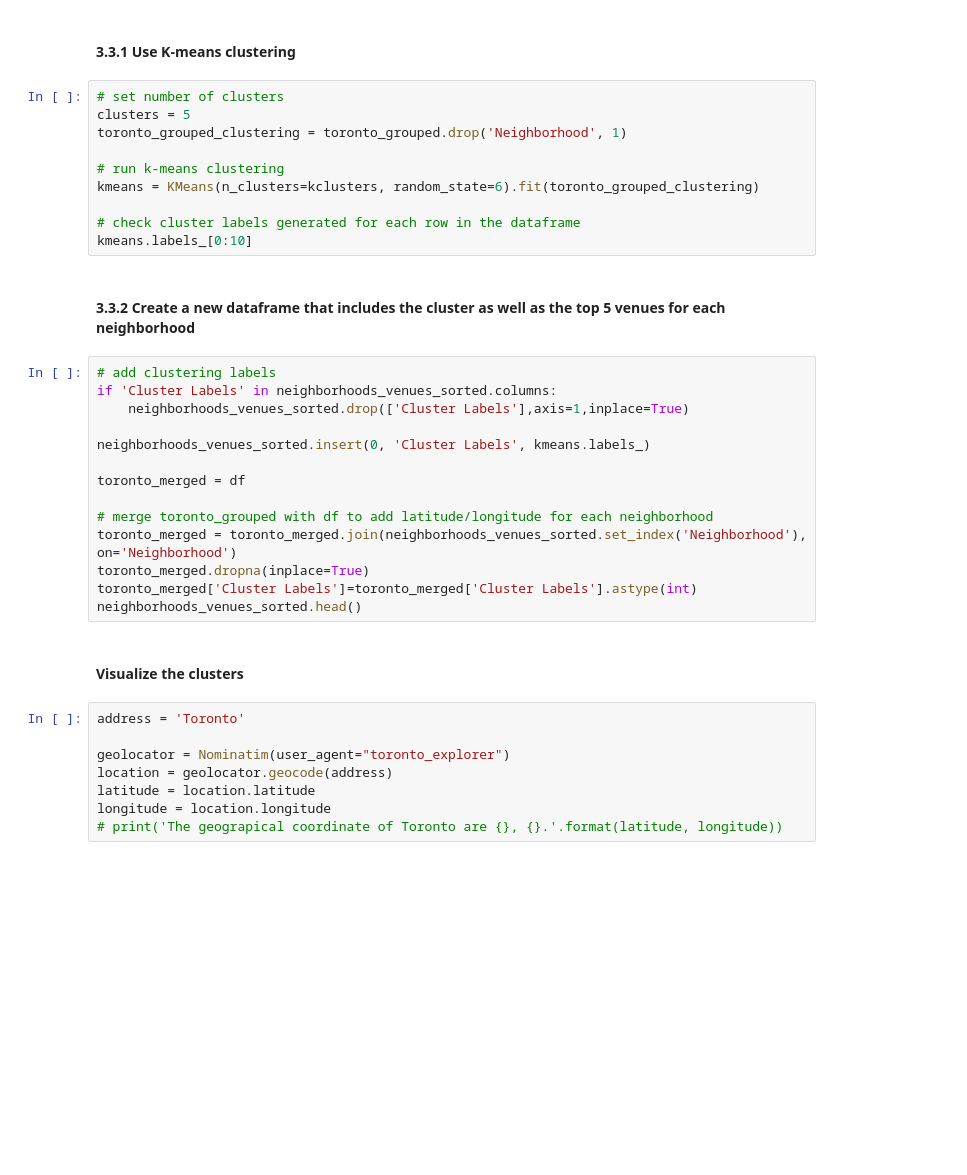
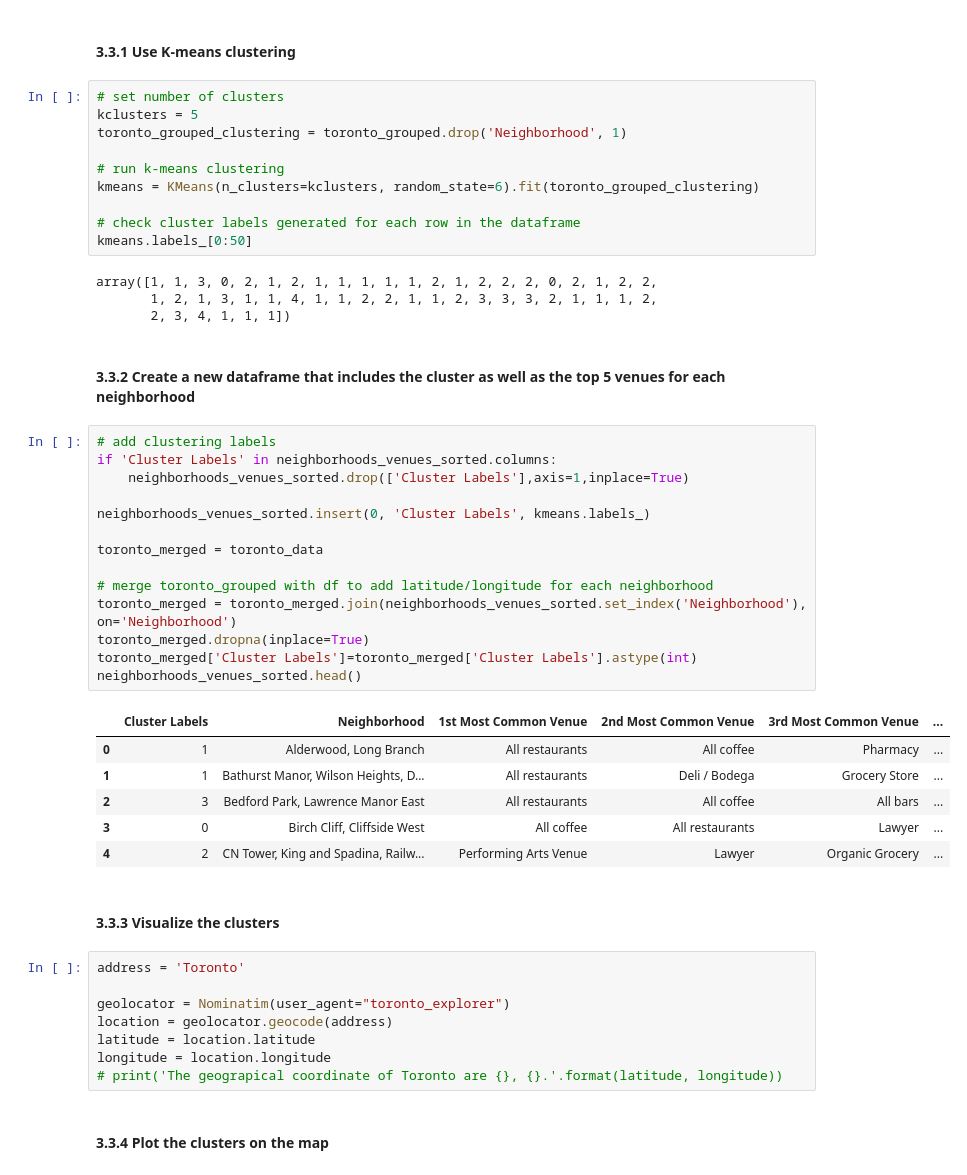
Before and after one commit to davidchen127/Coursera_Capstone, a Jupyter notebook: Final project - Find a new living area.ipynb, the cells around one changed output. Cells and saved outputs as stored; diff of their text form; blank space fills up the shorter version.

```diff
--- a/Final project - Find a new living area.ipynb
+++ b/Final project - Find a new living area.ipynb
@@ -281,32 +271,43 @@ neighborhoods_venues_sorted.head()
 #### 3.3.1 Use K-means clustering
 # %%
 # set number of clusters
-clusters = 5
+kclusters = 5
 toronto_grouped_clustering = toronto_grouped.drop('Neighborhood', 1)
 
 # run k-means clustering
 kmeans = KMeans(n_clusters=kclusters, random_state=6).fit(toronto_grouped_clustering)
 
 # check cluster labels generated for each row in the dataframe
-kmeans.labels_[0:10]
+kmeans.labels_[0:50]
+# %% [output]
+array([1, 1, 3, 0, 2, 1, 2, 1, 1, 1, 1, 1, 2, 1, 2, 2, 2, 0, 2, 1, 2, 2,
+       1, 2, 1, 3, 1, 1, 4, 1, 1, 2, 2, 1, 1, 2, 3, 3, 3, 2, 1, 1, 1, 2,
+       2, 3, 4, 1, 1, 1])
 # %% [markdown]
 #### 3.3.2 Create a new dataframe that includes the cluster as well as the top 5 venues for each neighborhood
 # %%
 # add clustering labels
 if 'Cluster Labels' in neighborhoods_venues_sorted.columns:
     neighborhoods_venues_sorted.drop(['Cluster Labels'],axis=1,inplace=True)
 
 neighborhoods_venues_sorted.insert(0, 'Cluster Labels', kmeans.labels_)
 
-toronto_merged = df
+toronto_merged = toronto_data
 
 # merge toronto_grouped with df to add latitude/longitude for each neighborhood
 toronto_merged = toronto_merged.join(neighborhoods_venues_sorted.set_index('Neighborhood'), on='Neighborhood')
 toronto_merged.dropna(inplace=True)
 toronto_merged['Cluster Labels']=toronto_merged['Cluster Labels'].astype(int)
 neighborhoods_venues_sorted.head()
+# %% [output]
+|  | Cluster Labels | Neighborhood | 1st Most Common Venue | 2nd Most Common Venue | 3rd Most Common Venue | ... |
+| 0 | 1 | Alderwood, Long Branch | All restaurants | All coffee | Pharmacy | ... |
+| 1 | 1 | Bathurst Manor, Wilson Heights, D... | All restaurants | Deli / Bodega | Grocery Store | ... |
+| 2 | 3 | Bedford Park, Lawrence Manor East | All restaurants | All coffee | All bars | ... |
+| 3 | 0 | Birch Cliff, Cliffside West | All coffee | All restaurants | Lawyer | ... |
+| 4 | 2 | CN Tower, King and Spadina, Railw... | Performing Arts Venue | Lawyer | Organic Grocery | ... |
 # %% [markdown]
-#### Visualize the clusters
+#### 3.3.3 Visualize the clusters
 # %%
 address = 'Toronto'
 
@@ -315,3 +316,5 @@ location = geolocator.geocode(address)
 latitude = location.latitude
 longitude = location.longitude
 # print('The geograpical coordinate of Toronto are {}, {}.'.format(latitude, longitude))
+# %% [markdown]
+#### 3.3.4 Plot the clusters on the map
```
Also changed, not shown: parts of 10 cells of this notebook.
